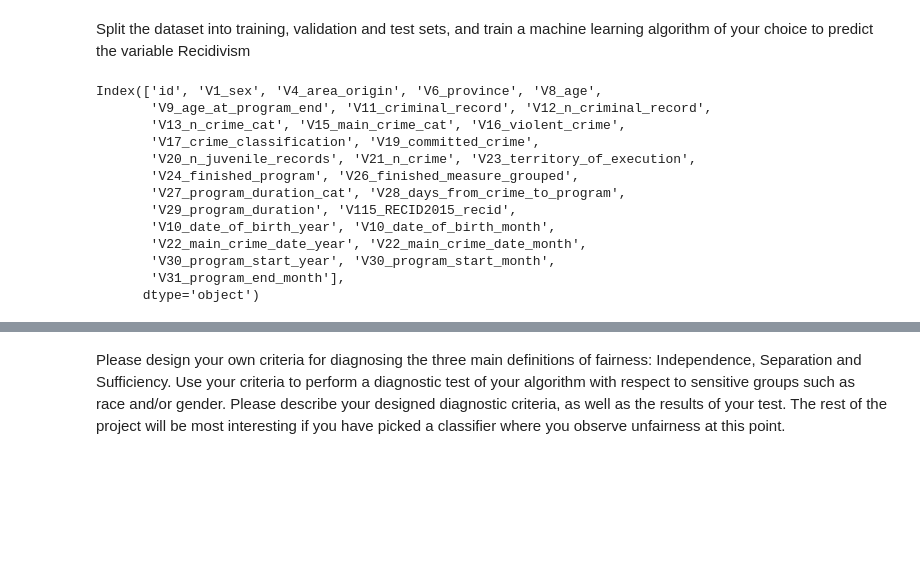
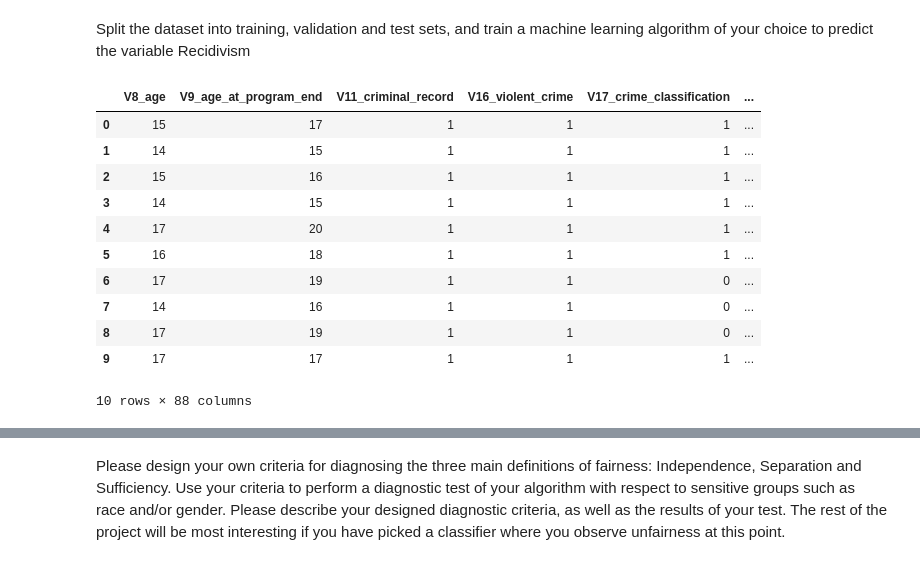
Before and after one commit to Starostka/algorithmic-fairness, a Jupyter notebook: exploration.ipynb, the cells around one changed output, grey strips where cells are left out. Drawn from its saved outputs; the diff is of its cells as text; code cells hidden in the pictures; blank space fills up the shorter version.

```diff
--- a/exploration.ipynb
+++ b/exploration.ipynb
@@ -52,20 +52,3 @@ import pandas as pd
 from sklearn.tree import DecisionTreeClassifier # Import Decision Tree Classifier
 from sklearn.model_selection import train_test_split # Import train_test_split function
 from sklearn import metrics #Import scikit-learn metrics module for accuracy calculation
-# %%
-col_names = df.columns
-col_names
-# %% [output]
-Index(['id', 'V1_sex', 'V4_area_origin', 'V6_province', 'V8_age',
-       'V9_age_at_program_end', 'V11_criminal_record', 'V12_n_criminal_record',
-       'V13_n_crime_cat', 'V15_main_crime_cat', 'V16_violent_crime',
-       'V17_crime_classification', 'V19_committed_crime',
-       'V20_n_juvenile_records', 'V21_n_crime', 'V23_territory_of_execution',
-       'V24_finished_program', 'V26_finished_measure_grouped',
-       'V27_program_duration_cat', 'V28_days_from_crime_to_program',
-       'V29_program_duration', 'V115_RECID2015_recid',
-       'V10_date_of_birth_year', 'V10_date_of_birth_month',
-       'V22_main_crime_date_year', 'V22_main_crime_date_month',
-       'V30_program_start_year', 'V30_program_start_month',
-       'V31_program_end_month'],
-      dtype='object')
@@ -98,2 +61,17 @@ X = pd.get_dummies(X, columns=non_numeric_cols)
+# %%
+X.head(10)
+# %% [output]
+|  | V8_age | V9_age_at_program_end | V11_criminal_record | V16_violent_crime | V17_crime_classification | ... |
+| 0 | 15 | 17 | 1 | 1 | 1 | ... |
+| 1 | 14 | 15 | 1 | 1 | 1 | ... |
+| 2 | 15 | 16 | 1 | 1 | 1 | ... |
+| 3 | 14 | 15 | 1 | 1 | 1 | ... |
+| 4 | 17 | 20 | 1 | 1 | 1 | ... |
+| 5 | 16 | 18 | 1 | 1 | 1 | ... |
+| 6 | 17 | 19 | 1 | 1 | 0 | ... |
+| 7 | 14 | 16 | 1 | 1 | 0 | ... |
+| 8 | 17 | 19 | 1 | 1 | 0 | ... |
+| 9 | 17 | 17 | 1 | 1 | 1 | ... |
+10 rows × 88 columns
 # %%
 # Split dataset into training set and test set  # 70% training and 30% test
```
Also changed, not shown: parts of 16 cells of this notebook, 1 other file.
